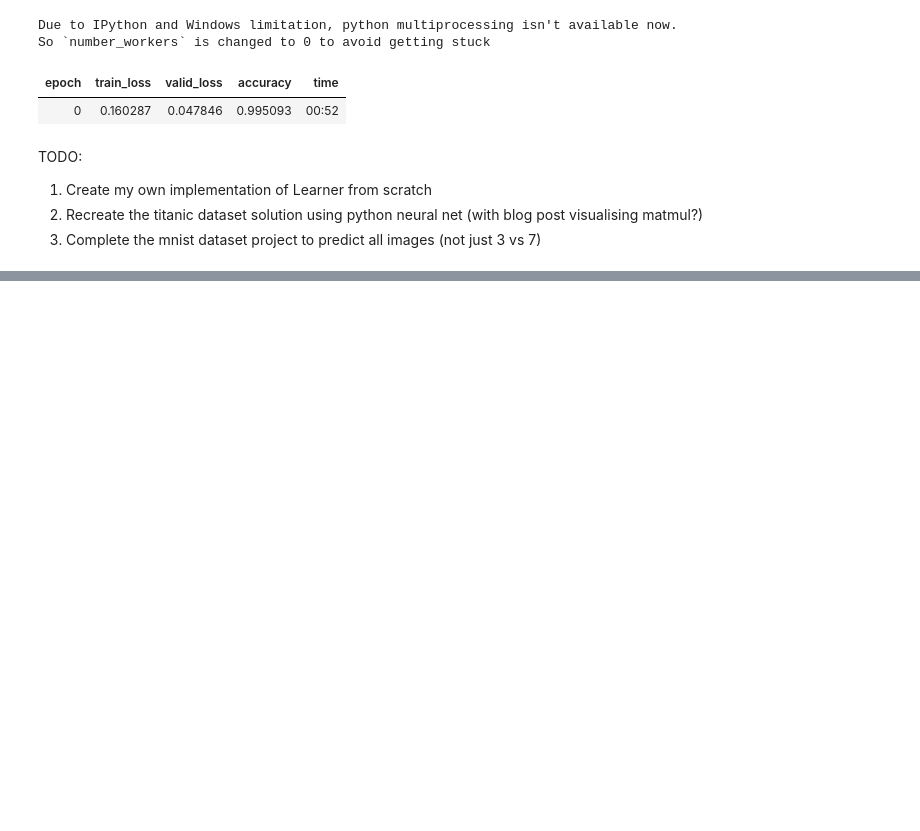
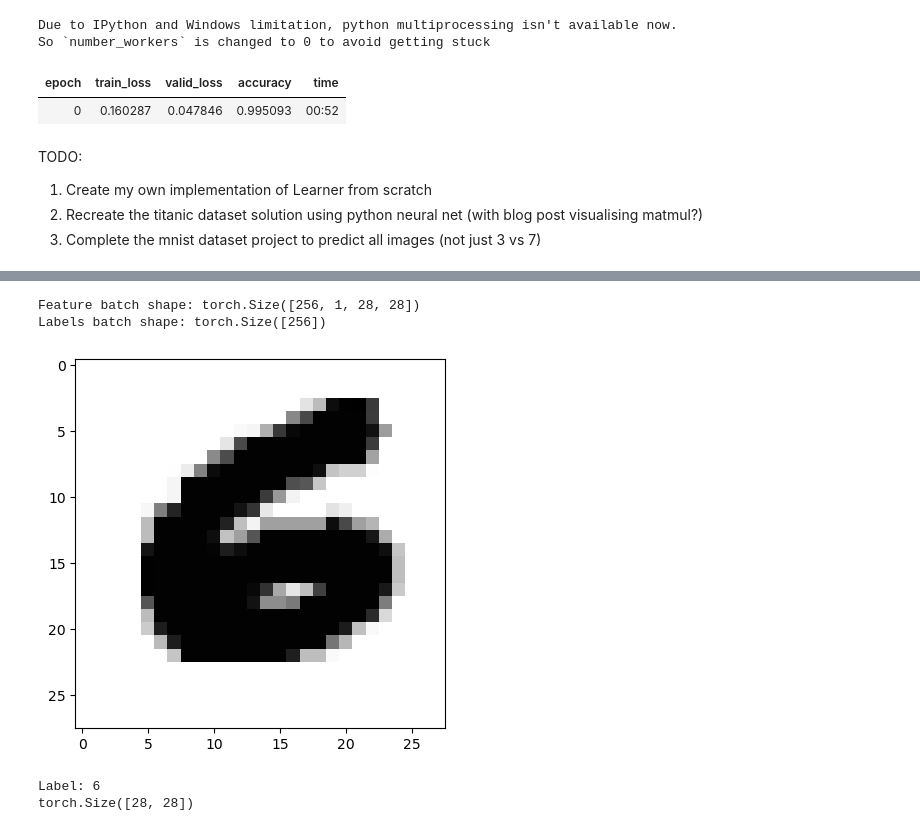
Before and after one commit to Daynil/course22, a Jupyter notebook: 04-experiments.ipynb, the cells around one changed output, grey strips where cells are left out. Saved outputs shown, nothing was run; the diff lists cells and outputs as text; code cells hidden in the pictures; blank space fills up the shorter version.

```diff
--- a/04-experiments.ipynb
+++ b/04-experiments.ipynb
@@ -1172,0 +1457,21 @@ TODO:
+# %%
+import torchvision
+
+num_labels = 10 # 0 through 9 are the labels
+
+mnist_dataset = MNISTImageDataset(
+    annotations_file=Path(r"C:\Users\Danny\ml_datasets\mnist\train\train.txt"),
+        img_dir=Path(r"C:\Users\Danny\ml_datasets\mnist\train"),
+    # one-hot encode the label (so a 6 turns to tensor 0,0,0,0,0,0,1,0,0,0)
+    target_transform=Lambda(lambda y: torch.zeros(num_labels, dtype=torch.float).scatter_(dim=0, index=torch.tensor(y), value=1))
+)
+# mnist_dataset.img_labels.iloc[2, 0]
+
+training_num, validation_num = math.floor(0.9 * len(mnist_dataset)), math.floor(0.1 * len(mnist_dataset))
+training_num = training_num + (len(mnist_dataset) - (training_num + validation_num))
+
+mnist_dataset_training, mnist_dataset_validation = random_split(
+    mnist_dataset,
+    [training_num, validation_num],
+    generator=torch.Generator().manual_seed(42)
+)
@@ -1172,0 +1487,27 @@ TODO:
+# %%
+import torch.utils.data
+
+train_loader = torch.utils.data.DataLoader(
+    mnist_dataset_training,
+    batch_size=256
+)
+valid_loader = torch.utils.data.DataLoader(
+    mnist_dataset_validation,
+    batch_size=256
+)
+# %%
+train_features, train_labels = next(iter(train_loader))
+print(f"Feature batch shape: {train_features.size()}")
+print(f"Labels batch shape: {train_labels.size()}")
+img = train_features[0].squeeze()
+plt.imshow(img, cmap='gray')
+plt.show()
+label = train_labels[0]
+print(f"Label: {label}")
+print(train_features[0].squeeze().shape)
+# %% [output]
+Feature batch shape: torch.Size([256, 1, 28, 28])
+Labels batch shape: torch.Size([256])
+[figure, added]
+Label: 6
+torch.Size([28, 28])
```
Also changed, not shown: parts of 23 cells of this notebook, 2 other files.
